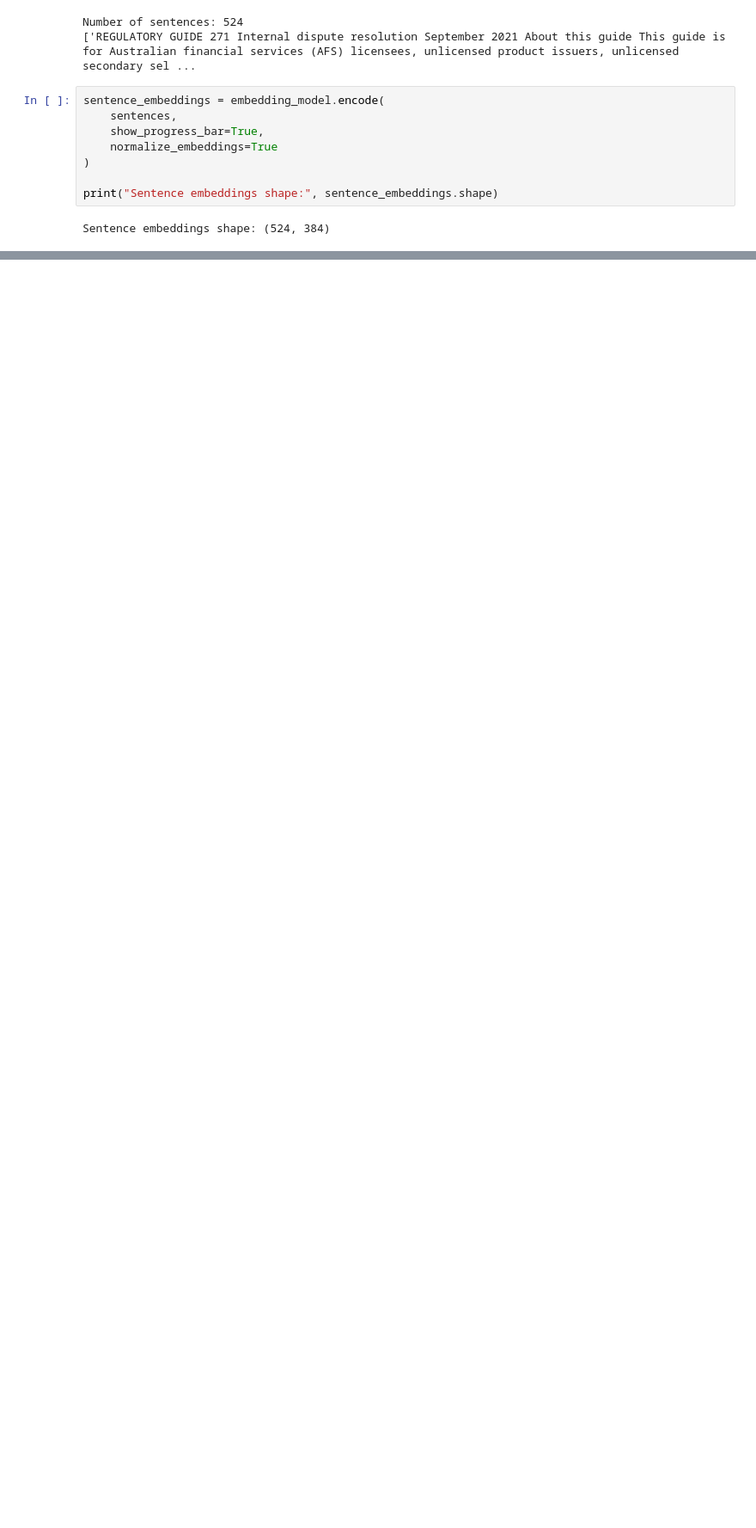
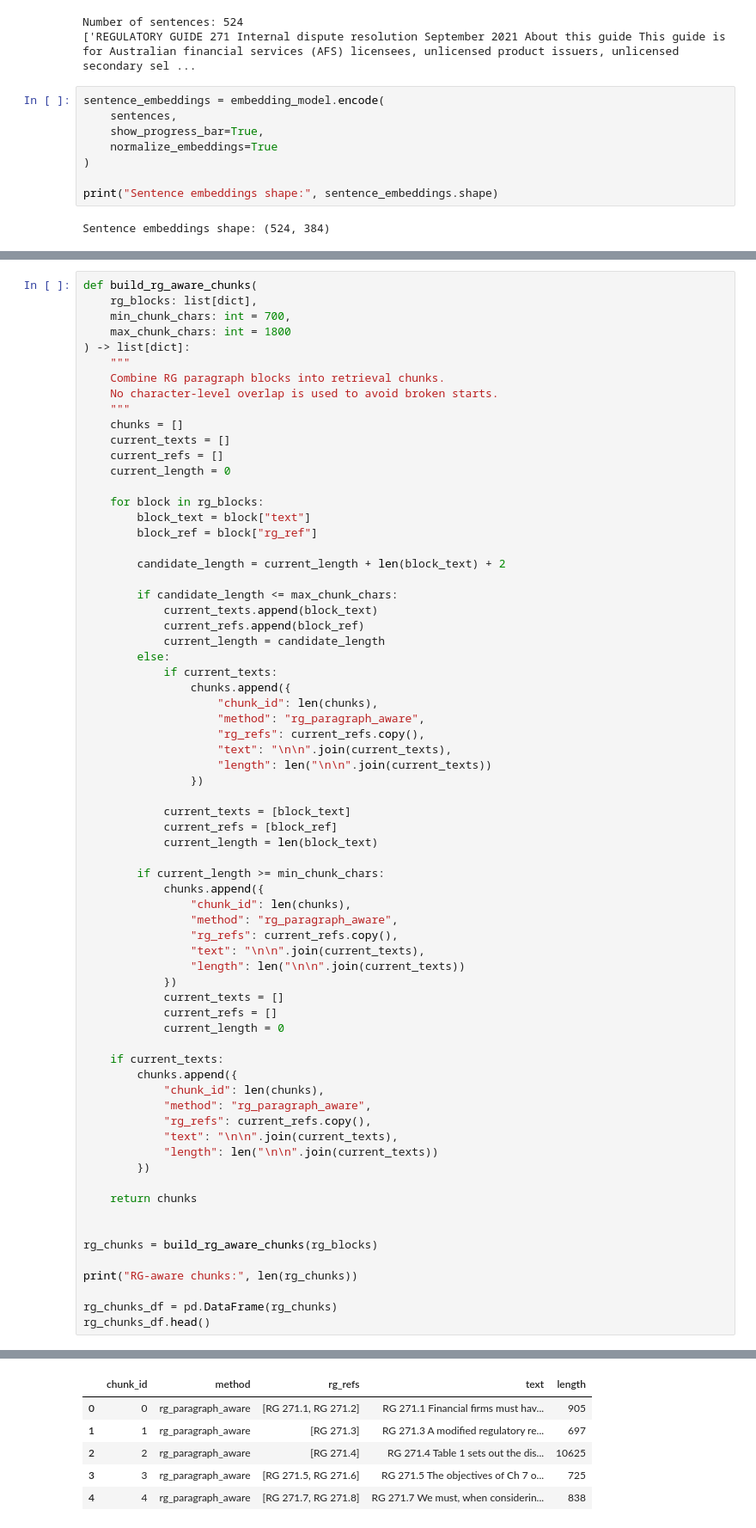
Before and after one commit to ozzy2438/Complaint-Intelligence-Platform-PII-Safe-Classification-RAG-Assistant-for-Financial-Complaints, a Jupyter notebook: complaint-intelligence-platform/notebooks/04_rag_rg271.ipynb, the cells around one changed output, grey strips where cells are left out. Shown at 86% size. Drawn from its saved outputs; the diff is of its cells as text; blank space fills up the shorter version.

```diff
--- a/complaint-intelligence-platform/notebooks/04_rag_rg271.ipynb
+++ b/complaint-intelligence-platform/notebooks/04_rag_rg271.ipynb
@@ -294,0 +1023,70 @@ Sentence embeddings shape: (524, 384)
+# %%
+def build_rg_aware_chunks(
+    rg_blocks: list[dict],
+    min_chunk_chars: int = 700,
+    max_chunk_chars: int = 1800
+) -> list[dict]:
+    """
+    Combine RG paragraph blocks into retrieval chunks.
+    No character-level overlap is used to avoid broken starts.
+    """
+    chunks = []
+    current_texts = []
+    current_refs = []
+    current_length = 0
+
+    for block in rg_blocks:
+        block_text = block["text"]
+        block_ref = block["rg_ref"]
+
+        candidate_length = current_length + len(block_text) + 2
+
+        if candidate_length <= max_chunk_chars:
+            current_texts.append(block_text)
+            current_refs.append(block_ref)
+            current_length = candidate_length
+        else:
+            if current_texts:
+                chunks.append({
+                    "chunk_id": len(chunks),
+                    "method": "rg_paragraph_aware",
+                    "rg_refs": current_refs.copy(),
+                    "text": "\n\n".join(current_texts),
+                    "length": len("\n\n".join(current_texts))
+                })
+
+            current_texts = [block_text]
+            current_refs = [block_ref]
+            current_length = len(block_text)
+
+        if current_length >= min_chunk_chars:
+            chunks.append({
+                "chunk_id": len(chunks),
+                "method": "rg_paragraph_aware",
+                "rg_refs": current_refs.copy(),
+                "text": "\n\n".join(current_texts),
+                "length": len("\n\n".join(current_texts))
+            })
+            current_texts = []
+            current_refs = []
+            current_length = 0
+
+    if current_texts:
+        chunks.append({
+            "chunk_id": len(chunks),
+            "method": "rg_paragraph_aware",
+            "rg_refs": current_refs.copy(),
+            "text": "\n\n".join(current_texts),
+            "length": len("\n\n".join(current_texts))
+        })
+
+    return chunks
+
+
+rg_chunks = build_rg_aware_chunks(rg_blocks)
+
+print("RG-aware chunks:", len(rg_chunks))
+
+rg_chunks_df = pd.DataFrame(rg_chunks)
+rg_chunks_df.head()
+# %% [output]
@@ -294,0 +1094,6 @@ Sentence embeddings shape: (524, 384)
+|  | chunk_id | method | rg_refs | text | length |
+| 0 | 0 | rg_paragraph_aware | [RG 271.1, RG 271.2] | RG 271.1 Financial firms must hav... | 905 |
+| 1 | 1 | rg_paragraph_aware | [RG 271.3] | RG 271.3 A modified regulatory re... | 697 |
+| 2 | 2 | rg_paragraph_aware | [RG 271.4] | RG 271.4 Table 1 sets out the dis... | 10625 |
+| 3 | 3 | rg_paragraph_aware | [RG 271.5, RG 271.6] | RG 271.5 The objectives of Ch 7 o... | 725 |
+| 4 | 4 | rg_paragraph_aware | [RG 271.7, RG 271.8] | RG 271.7 We must, when considerin... | 838 |
```
Also changed, not shown: parts of 32 cells of this notebook, 1 other file.
